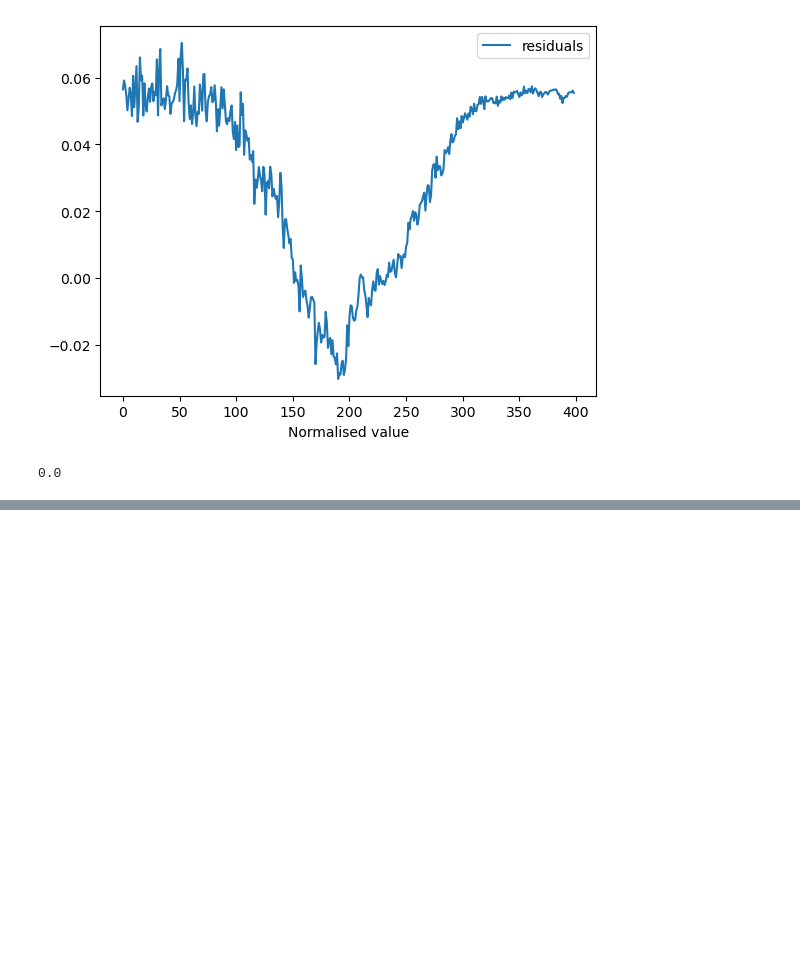
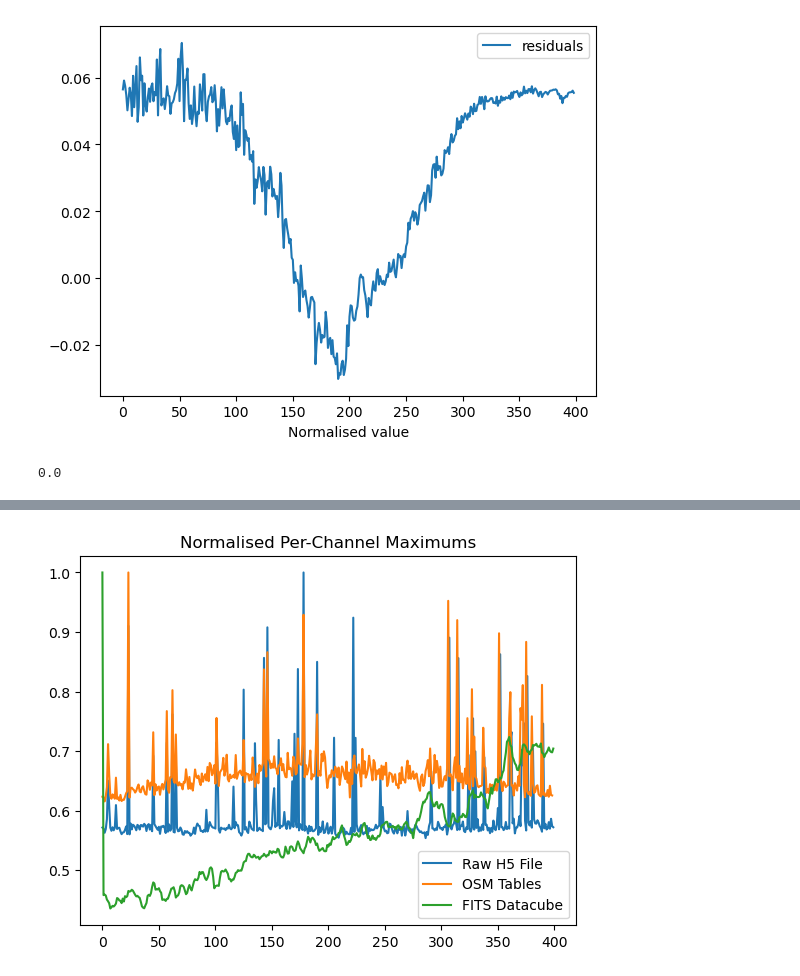
Before and after one commit to oliviax727/phd-programs, a Jupyter notebook: regrid/regrid_testing.ipynb, the cells around one changed output, grey strips where cells are left out. Saved outputs shown, nothing was run; the diff lists cells and outputs as text; code cells hidden in the pictures; blank space fills up the shorter version.

```diff
--- a/regrid/regrid_testing.ipynb
+++ b/regrid/regrid_testing.ipynb
@@ -154,0 +287,9 @@ phase_ref_point.dec.value
+# %%
+plt.plot(normalise(max_arr), label="Raw H5 File")
+plt.plot(normalise(out_maxes), label="OSM Tables")
+plt.plot(normalise(max_arr_cube), label="FITS Datacube")
+plt.title("Normalised Per-Channel Maximums")
+plt.legend()
+plt.show()
+# %% [output]
+[figure, added]
```
Also changed, not shown: parts of 13 cells of this notebook, 4 other files.
